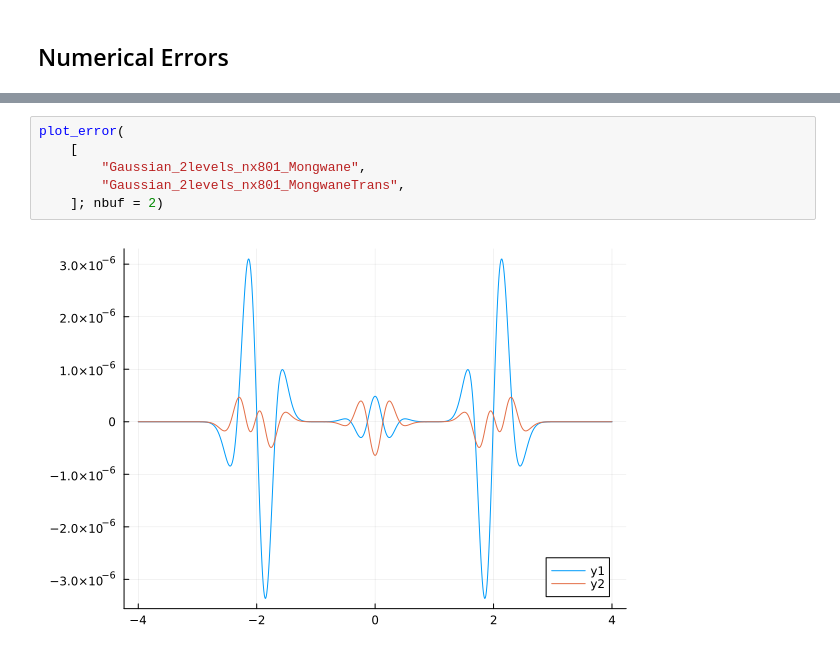
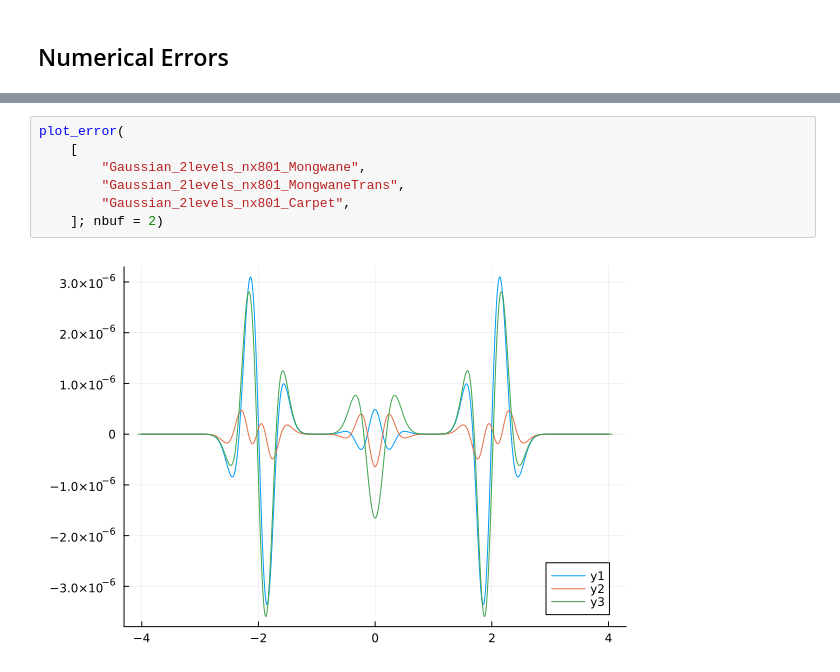
Before and after one commit to lwJi/Docs-Subcycling, a Jupyter notebook: ipynb/Reflection.ipynb, the cells around one changed output, grey strips where cells are left out. Cells and saved outputs as stored; diff of their text form.

```diff
--- a/ipynb/Reflection.ipynb
+++ b/ipynb/Reflection.ipynb
@@ -49,8 +51,9 @@ plot_error(
 # %%
 plot_error(
     [
         "Gaussian_2levels_nx801_Mongwane",
         "Gaussian_2levels_nx801_MongwaneTrans",
+        "Gaussian_2levels_nx801_Carpet",
     ]; nbuf = 2)
 # %% [output]
-[figure, old version]
+[figure, new version]
```
Also changed, not shown: parts of 2 cells of this notebook.
